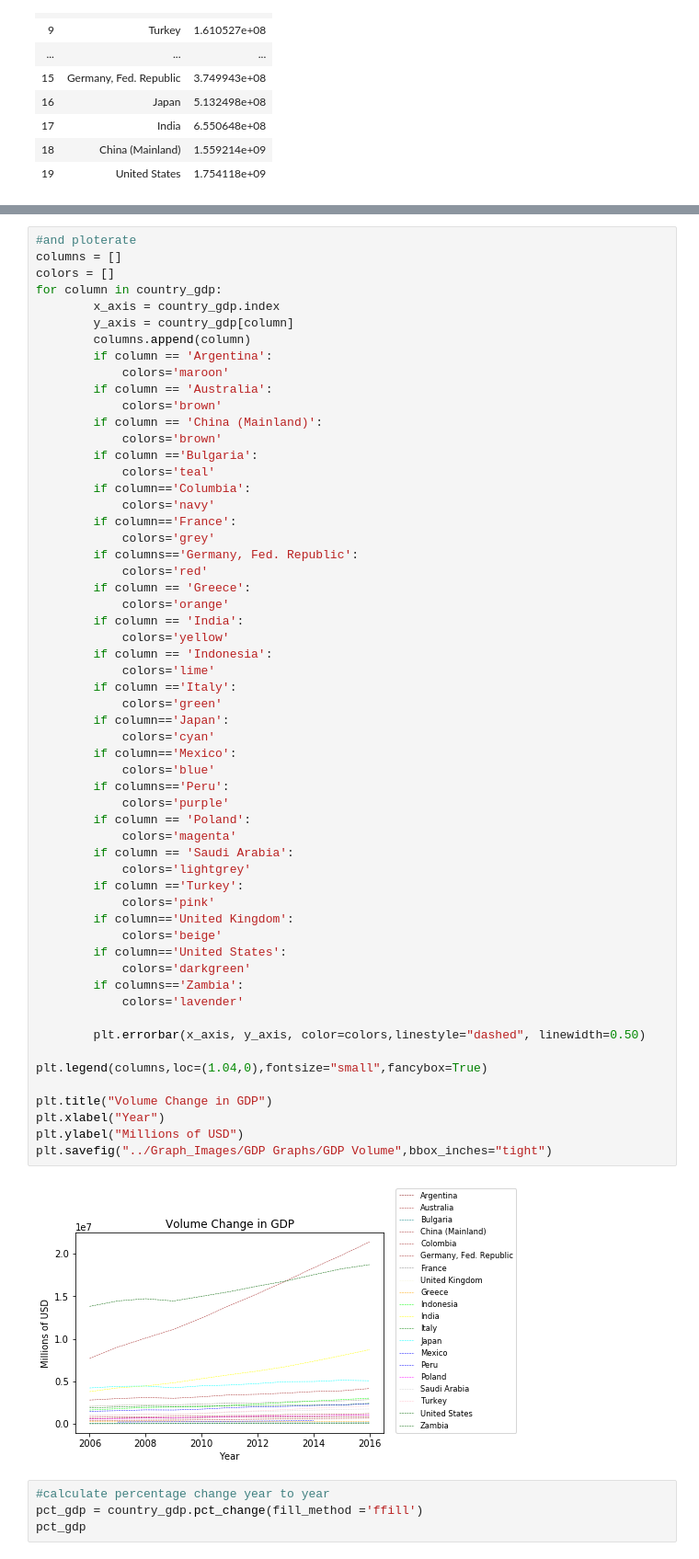
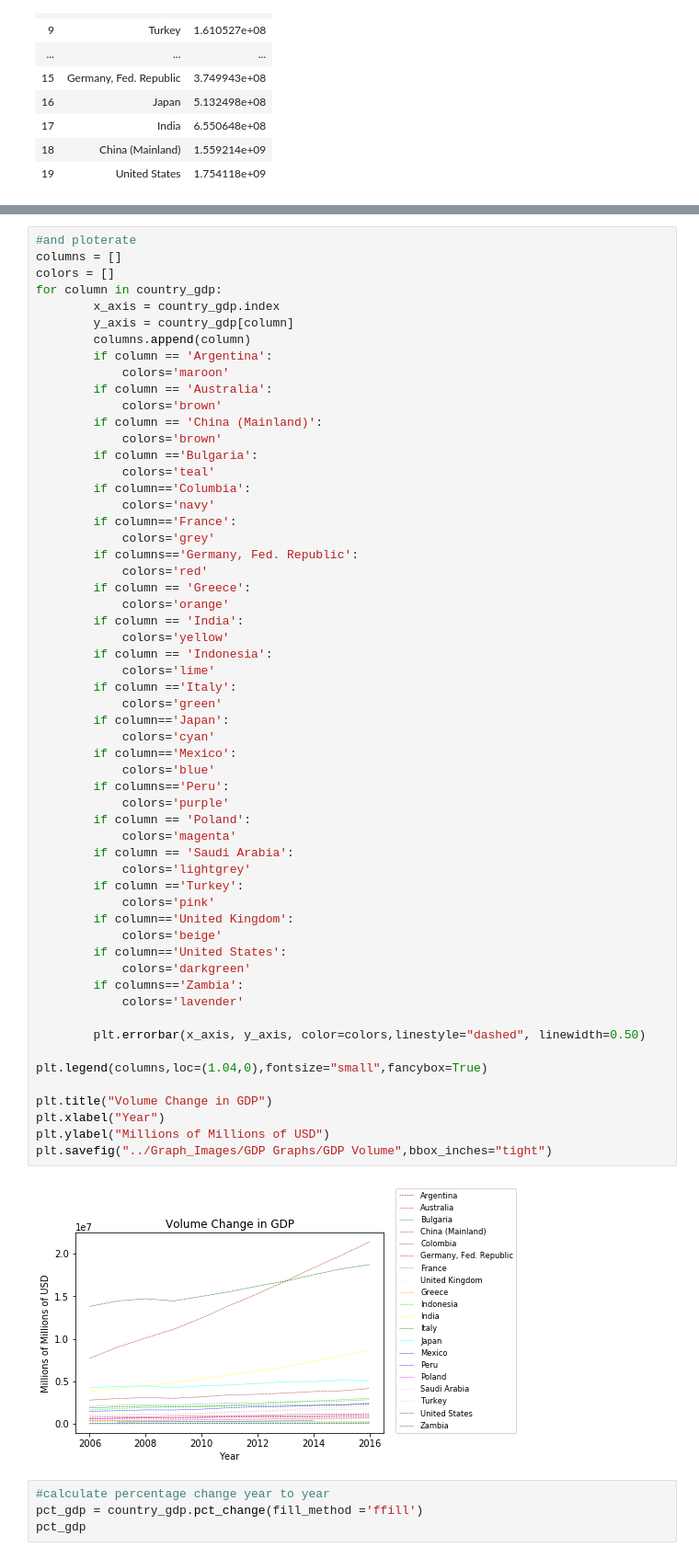
Before and after one commit to cmboone2005/Project1, a Jupyter notebook: ToGrade/Code/gdp_comparison.ipynb, the cells around one changed output, grey strips where cells are left out. Shown: that part at 92% size. Saved outputs shown, nothing was run; the diff lists cells and outputs as text.

```diff
--- a/ToGrade/Code/gdp_comparison.ipynb
+++ b/ToGrade/Code/gdp_comparison.ipynb
@@ -162,35 +162,35 @@ for column in country_gdp:
             colors='lime'
         if column =='Italy':
             colors='green'
         if column=='Japan':
             colors='cyan'
         if column=='Mexico':
             colors='blue'
         if columns=='Peru':
             colors='purple'
         if column == 'Poland':
             colors='magenta'
         if column == 'Saudi Arabia':
             colors='lightgrey'
         if column =='Turkey':
             colors='pink'
         if column=='United Kingdom':
             colors='beige'
         if column=='United States':
             colors='darkgreen'
         if columns=='Zambia':
             colors='lavender'
 
         plt.errorbar(x_axis, y_axis, color=colors,linestyle="dashed", linewidth=0.50)
 
 plt.legend(columns,loc=(1.04,0),fontsize="small",fancybox=True)
 
 plt.title("Volume Change in GDP")
 plt.xlabel("Year")
-plt.ylabel("Millions of USD")
+plt.ylabel("Millions of Millions of USD")
 plt.savefig("../Graph_Images/GDP Graphs/GDP Volume",bbox_inches="tight")
 # %% [output]
-[figure, old version]
+[figure, new version]
 # %%
 #calculate percentage change year to year
 pct_gdp = country_gdp.pct_change(fill_method ='ffill')
```
Also changed, not shown: parts of 1 cell of this notebook, 4 other files.
